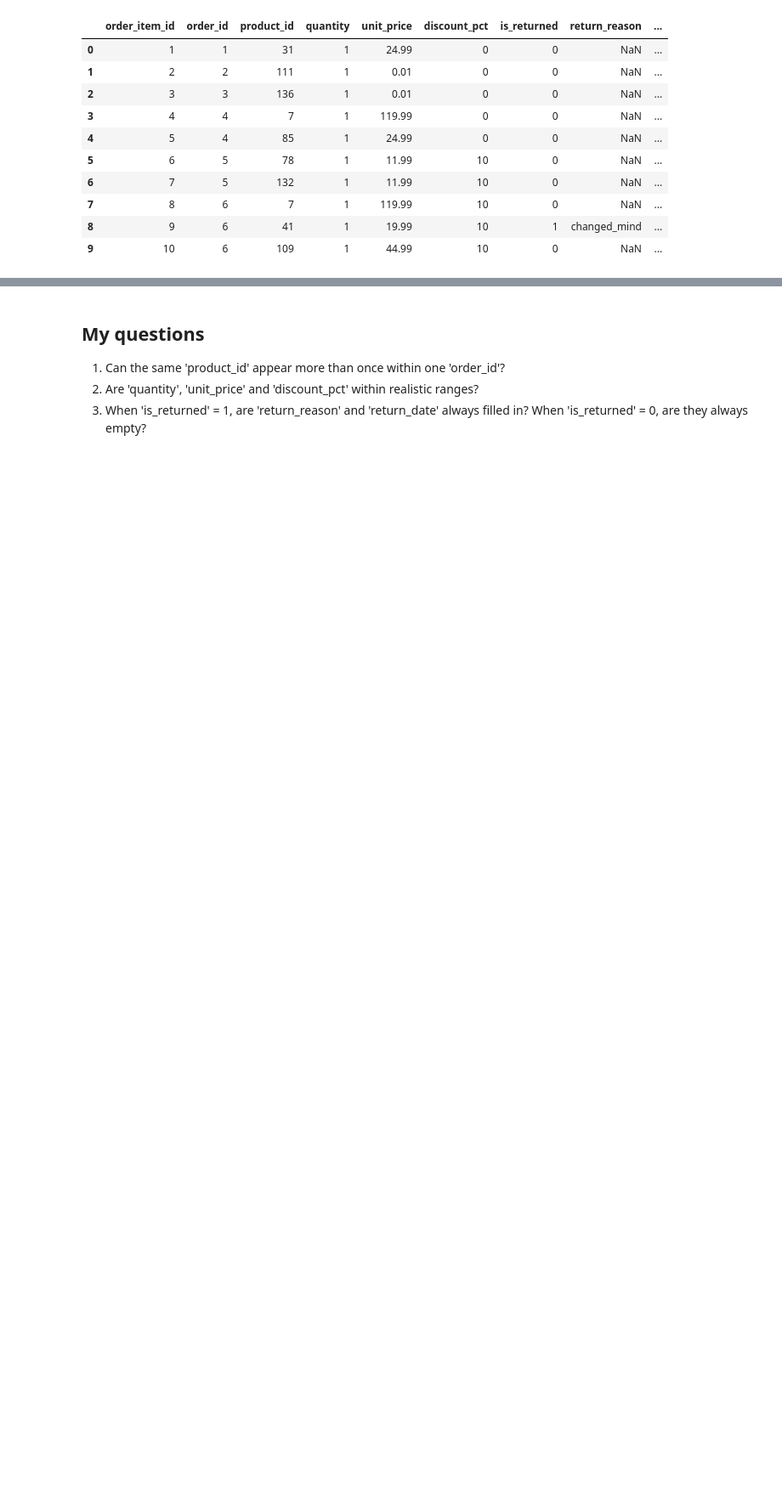
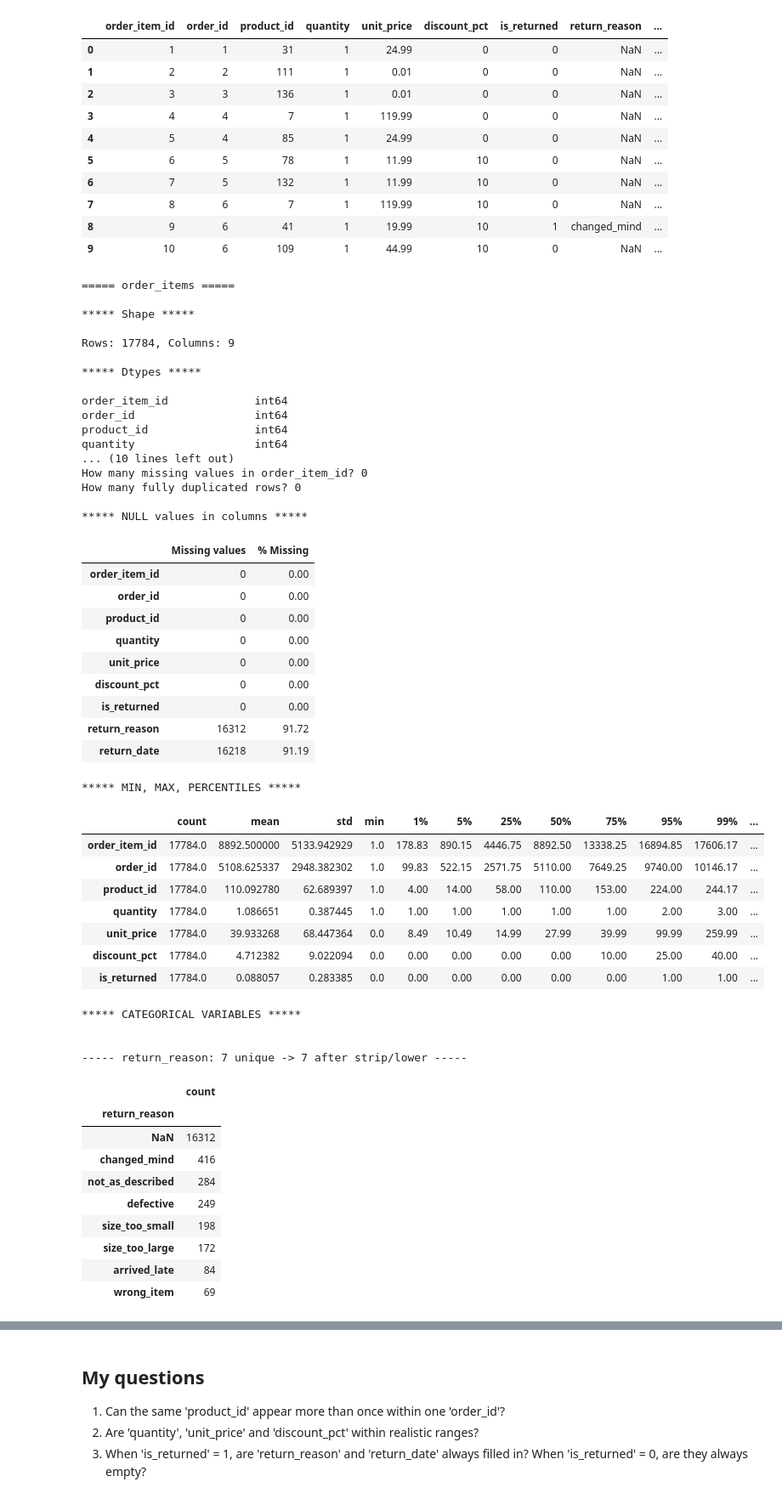
Before and after one commit to egidijus-zilis/ecommerce-analysis, a Jupyter notebook: notebooks/01_profiling.ipynb, the cells around one changed output, grey strips where cells are left out. Shown at 85% size. Cells and saved outputs as stored; diff of their text form; code cells hidden in the pictures; blank space fills up the shorter version.

Commit message:
Run profiling for all tables and log data issues to data_issues.md

```diff
--- a/notebooks/01_profiling.ipynb
+++ b/notebooks/01_profiling.ipynb
@@ -89,3 +341,56 @@ order_items.head(10)
 | 7 | 8 | 6 | 7 | 1 | 119.99 | 10 | 0 | NaN | ... |
 | 8 | 9 | 6 | 41 | 1 | 19.99 | 10 | 1 | changed_mind | ... |
 | 9 | 10 | 6 | 109 | 1 | 44.99 | 10 | 0 | NaN | ... |
+# %%
+profile(order_items, "order_items", ["order_item_id"])
+# %% [output]
+===== order_items =====
+
+***** Shape *****
+
+Rows: 17784, Columns: 9
+
+***** Dtypes *****
+
+order_item_id             int64
+order_id                  int64
+product_id                int64
+quantity                  int64
+... (10 lines left out)
+How many missing values in order_item_id? 0
+How many fully duplicated rows? 0
+
+***** NULL values in columns *****
+|  | Missing values | % Missing |
+| order_item_id | 0 | 0.00 |
+| order_id | 0 | 0.00 |
+| product_id | 0 | 0.00 |
+| quantity | 0 | 0.00 |
+| unit_price | 0 | 0.00 |
+| discount_pct | 0 | 0.00 |
+| is_returned | 0 | 0.00 |
+| return_reason | 16312 | 91.72 |
+| return_date | 16218 | 91.19 |
+***** MIN, MAX, PERCENTILES *****
+|  | count | mean | std | min | 1% | 5% | 25% | 50% | 75% | 95% | 99% | ... |
+| order_item_id | 17784.0 | 8892.500000 | 5133.942929 | 1.0 | 178.83 | 890.15 | 4446.75 | 8892.50 | 13338.25 | 16894.85 | 17606.17 | ... |
+| order_id | 17784.0 | 5108.625337 | 2948.382302 | 1.0 | 99.83 | 522.15 | 2571.75 | 5110.00 | 7649.25 | 9740.00 | 10146.17 | ... |
+| product_id | 17784.0 | 110.092780 | 62.689397 | 1.0 | 4.00 | 14.00 | 58.00 | 110.00 | 153.00 | 224.00 | 244.17 | ... |
+| quantity | 17784.0 | 1.086651 | 0.387445 | 1.0 | 1.00 | 1.00 | 1.00 | 1.00 | 1.00 | 2.00 | 3.00 | ... |
+| unit_price | 17784.0 | 39.933268 | 68.447364 | 0.0 | 8.49 | 10.49 | 14.99 | 27.99 | 39.99 | 99.99 | 259.99 | ... |
+| discount_pct | 17784.0 | 4.712382 | 9.022094 | 0.0 | 0.00 | 0.00 | 0.00 | 0.00 | 10.00 | 25.00 | 40.00 | ... |
+| is_returned | 17784.0 | 0.088057 | 0.283385 | 0.0 | 0.00 | 0.00 | 0.00 | 0.00 | 0.00 | 1.00 | 1.00 | ... |
+***** CATEGORICAL VARIABLES *****
+
+
+----- return_reason: 7 unique -> 7 after strip/lower -----
+|  | count |
+| return_reason |  |
+| NaN | 16312 |
+| changed_mind | 416 |
+| not_as_described | 284 |
+| defective | 249 |
+| size_too_small | 198 |
+| size_too_large | 172 |
+| arrived_late | 84 |
+| wrong_item | 69 |
```
Also changed, not shown: parts of 25 cells of this notebook, 1 other file.
